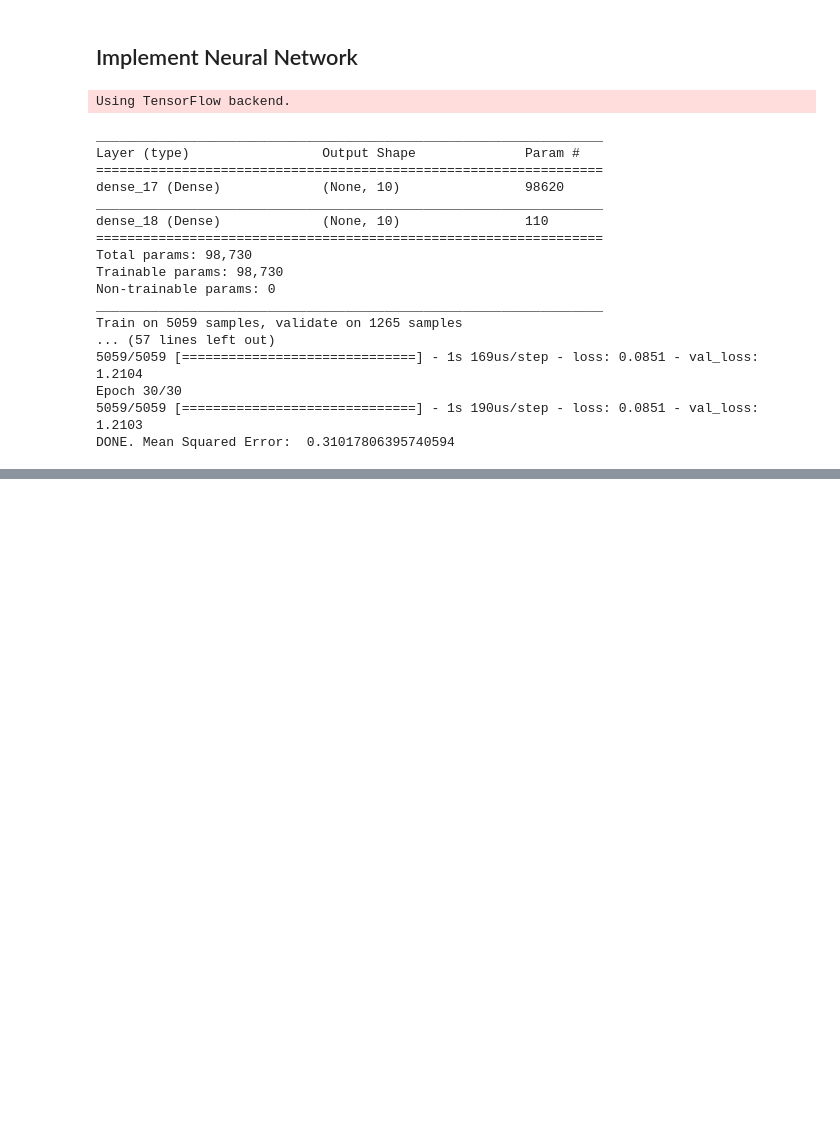
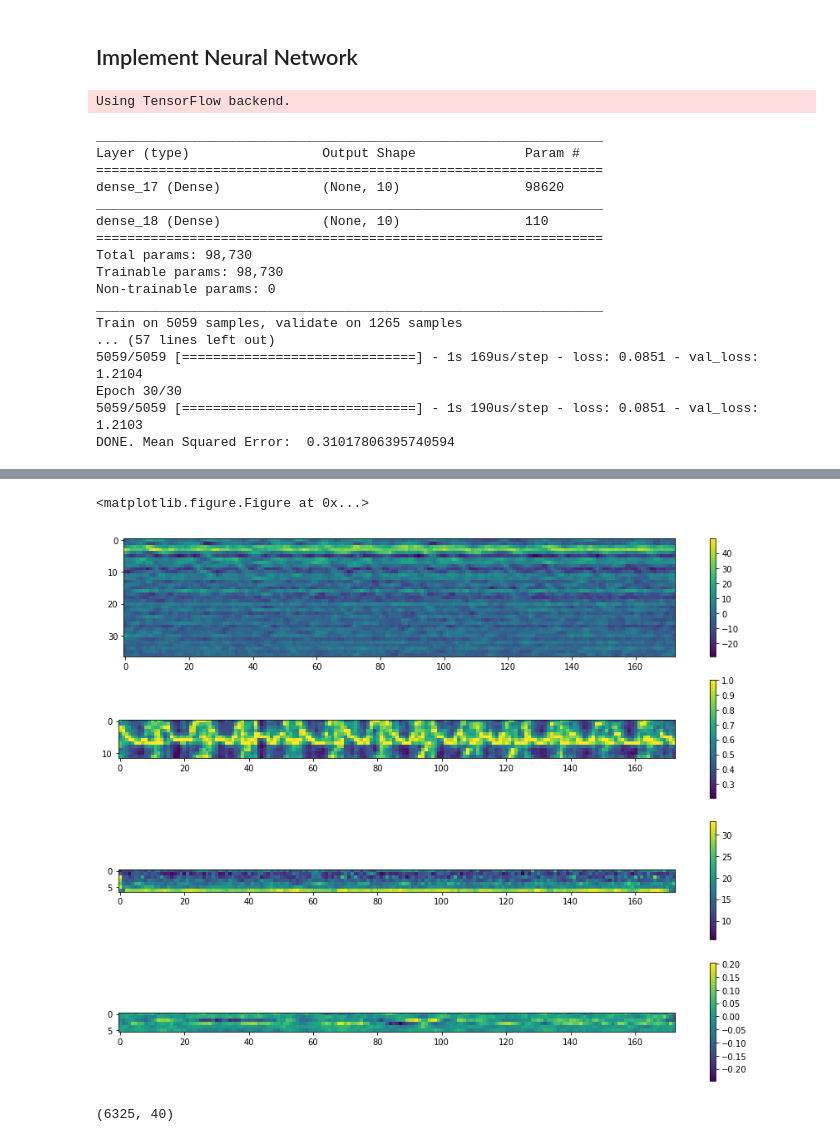
Before and after one commit to Copete/CS181_P3_dualspace, a Jupyter notebook: Antonio/P3_Antonio.ipynb, the cells around one changed output, grey strips where cells are left out. Cells and saved outputs as stored; diff of their text form; code cells hidden in the pictures; blank space fills up the shorter version.

```diff
--- a/Antonio/P3_Antonio.ipynb
+++ b/Antonio/P3_Antonio.ipynb
@@ -399,0 +966,24 @@ i.shape
+# %%
+plt.clf()
+plt.figure(figsize=(15,12))
+stft = np.abs(librosa.stft(X))
+plt.subplot(4,1,1)
+plt.imshow(librosa.feature.mfcc(y=X, sr=SAMPLE_RATE, n_mfcc=40)[3:])
+plt.colorbar()
+plt.subplot(4,1,2)
+plt.imshow(librosa.feature.chroma_stft(S=stft, sr=SAMPLE_RATE))
+plt.colorbar()
+plt.subplot(4,1,3)
+plt.imshow(librosa.feature.spectral_contrast(S=stft, sr=SAMPLE_RATE))
+plt.colorbar()
+plt.subplot(4,1,4)
+plt.imshow(librosa.feature.tonnetz(y=librosa.effects.harmonic(X), sr=SAMPLE_RATE))
+plt.colorbar()
+plt.show()
+# %% [output]
+<matplotlib.figure.Figure at 0x...>
+[figure, added]
+# %%
+get_t_avg(X_train_mel[:,:40]).shape
+# %% [output]
+(6325, 40)
```
Also changed, not shown: parts of 61 cells of this notebook, 17 other files.
